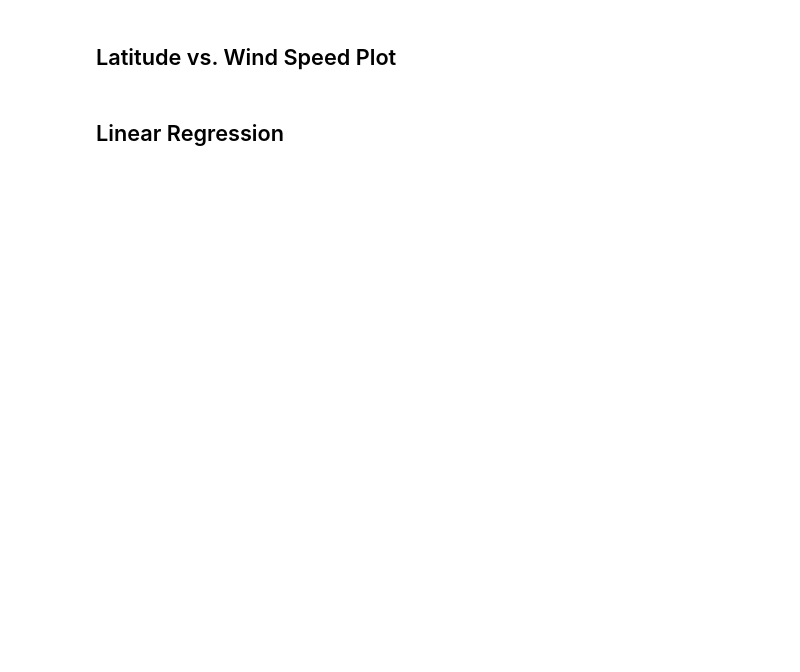
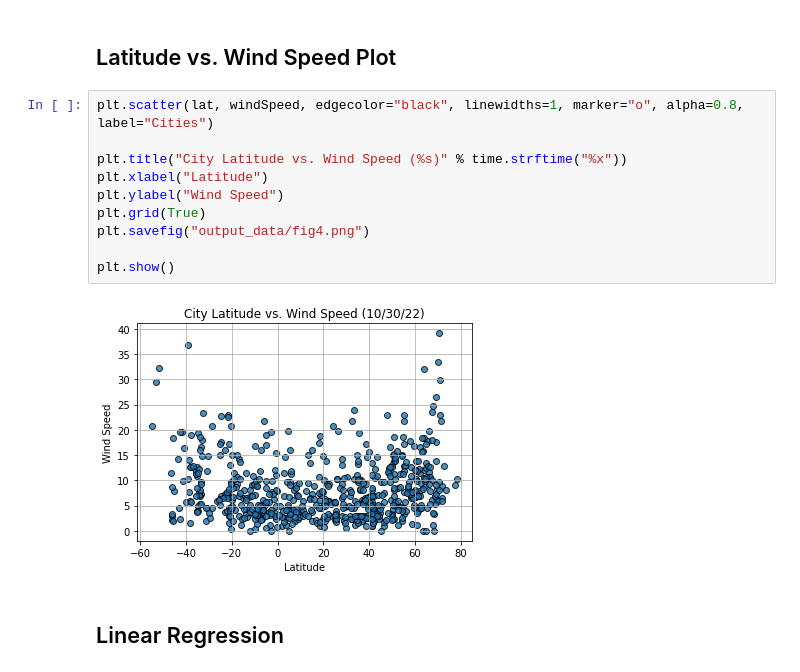
Before and after one commit to JLCessaty/python-api-challenge, a Jupyter notebook: WeatherPy.ipynb, the cells around one changed output. Drawn from its saved outputs; the diff is of its cells as text; blank space fills up the shorter version.

```diff
--- a/WeatherPy.ipynb
+++ b/WeatherPy.ipynb
@@ -162,4 +273,16 @@ Skip this step if there are no cities that have humidity > 100%.
 # %% [markdown]
 ## Latitude vs. Wind Speed Plot
+# %%
+plt.scatter(lat, windSpeed, edgecolor="black", linewidths=1, marker="o", alpha=0.8, label="Cities")
+
+plt.title("City Latitude vs. Wind Speed (%s)" % time.strftime("%x"))
+plt.xlabel("Latitude")
+plt.ylabel("Wind Speed")
+plt.grid(True)
+plt.savefig("output_data/fig4.png")
+
+plt.show()
+# %% [output]
+[figure, added]
 # %% [markdown]
 ## Linear Regression
```
Also changed, not shown: parts of 25 cells of this notebook, 5 other files.
